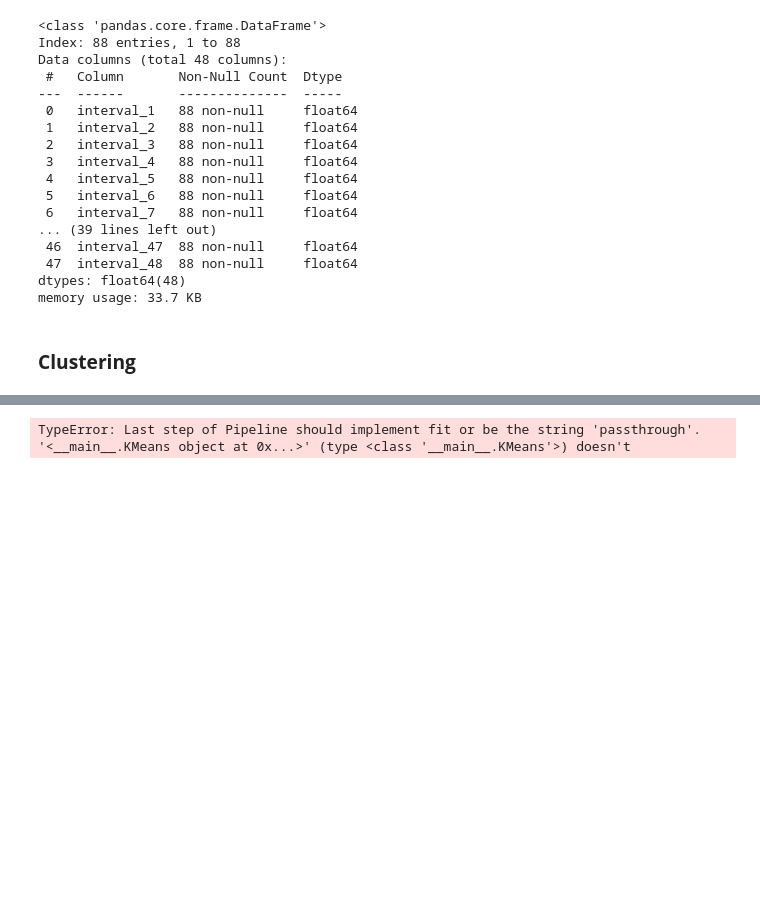
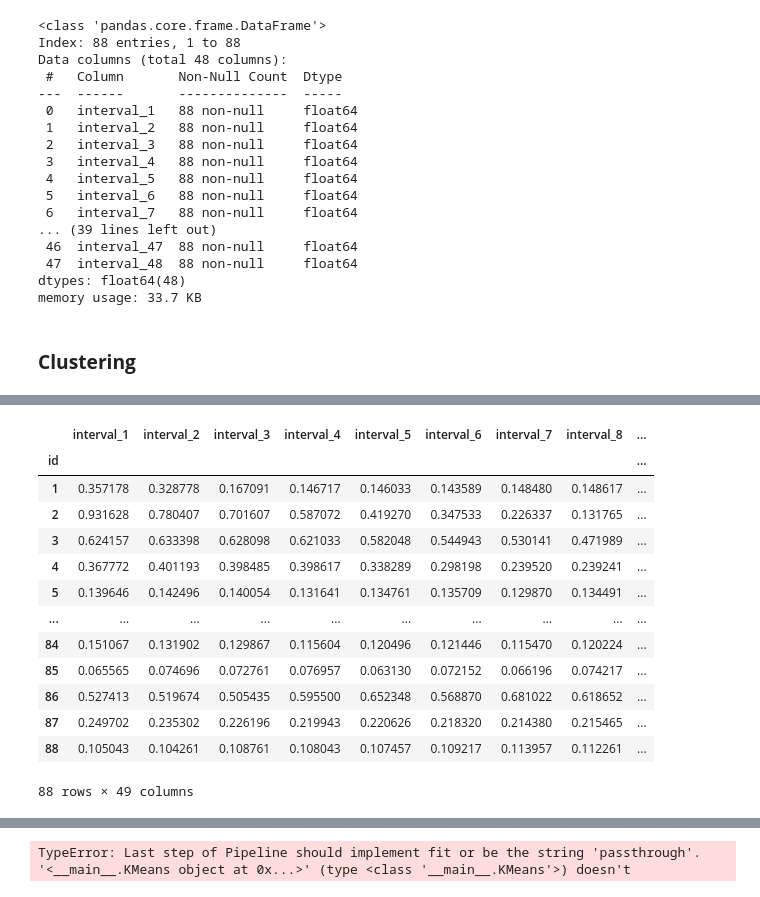
Before and after one commit to auvarifqi/tugas-besar-2-ai-lanjut, a Jupyter notebook: main-combine.ipynb, the cells around one changed output, grey strips where cells are left out. Saved outputs shown, nothing was run; the diff lists cells and outputs as text; code cells hidden in the pictures; blank space fills up the shorter version.

```diff
--- a/main-combine.ipynb
+++ b/main-combine.ipynb
@@ -288,0 +314,49 @@ pipe = Pipeline(
+# %%
+def apply_kmeans_clustering(df, n_clusters):
+    """
+    Apply KMeans clustering to the DataFrame and return the original data
+    with cluster assignments added as a new column
+    """
+    # Create a copy of the DataFrame
+    df_with_clusters = df.copy()
+
+    # Standardize the features
+    scaler = StandardScaler()
+    scaled_features = scaler.fit_transform(df)
+
+    # Apply KMeans clustering
+    kmeans = KMeans(K=n_clusters, max_iters=100, plot_steps=False)
+    cluster_labels = kmeans.predict(scaled_features)
+
+    # Add cluster assignments to the DataFrame
+    df_with_clusters['cluster'] = cluster_labels
+
+    # Add the centroids to a new DataFrame
+    centroid_values = scaler.inverse_transform(kmeans.centroids)
+    centroids_df = pd.DataFrame(
+        centroid_values,
+        columns=df.columns,
+        index=[f'Cluster_{i}' for i in range(n_clusters)]
+    )
+
+    return df_with_clusters, centroids_df, kmeans
+# %%
+n_clusters = 3  # Replace with your optimal number from the elbow method
+df_clustered, centroids, model = apply_kmeans_clustering(grouped_df, n_clusters)
+# %%
+df_clustered
+# %% [output]
+|  | interval_1 | interval_2 | interval_3 | interval_4 | interval_5 | interval_6 | interval_7 | interval_8 | ... |
+| id |  |  |  |  |  |  |  |  | ... |
+| 1 | 0.357178 | 0.328778 | 0.167091 | 0.146717 | 0.146033 | 0.143589 | 0.148480 | 0.148617 | ... |
+| 2 | 0.931628 | 0.780407 | 0.701607 | 0.587072 | 0.419270 | 0.347533 | 0.226337 | 0.131765 | ... |
+| 3 | 0.624157 | 0.633398 | 0.628098 | 0.621033 | 0.582048 | 0.544943 | 0.530141 | 0.471989 | ... |
+| 4 | 0.367772 | 0.401193 | 0.398485 | 0.398617 | 0.338289 | 0.298198 | 0.239520 | 0.239241 | ... |
+| 5 | 0.139646 | 0.142496 | 0.140054 | 0.131641 | 0.134761 | 0.135709 | 0.129870 | 0.134491 | ... |
+| ... | ... | ... | ... | ... | ... | ... | ... | ... | ... |
+| 84 | 0.151067 | 0.131902 | 0.129867 | 0.115604 | 0.120496 | 0.121446 | 0.115470 | 0.120224 | ... |
+| 85 | 0.065565 | 0.074696 | 0.072761 | 0.076957 | 0.063130 | 0.072152 | 0.066196 | 0.074217 | ... |
+| 86 | 0.527413 | 0.519674 | 0.505435 | 0.595500 | 0.652348 | 0.568870 | 0.681022 | 0.618652 | ... |
+| 87 | 0.249702 | 0.235302 | 0.226196 | 0.219943 | 0.220626 | 0.218320 | 0.214380 | 0.215465 | ... |
+| 88 | 0.105043 | 0.104261 | 0.108761 | 0.108043 | 0.107457 | 0.109217 | 0.113957 | 0.112261 | ... |
+88 rows × 49 columns
```
Also changed, not shown: parts of 8 cells of this notebook, 2 other files.
